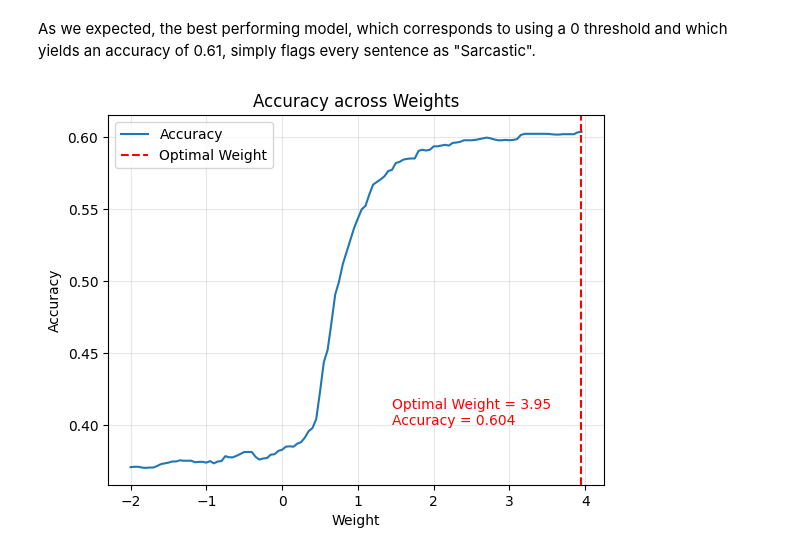
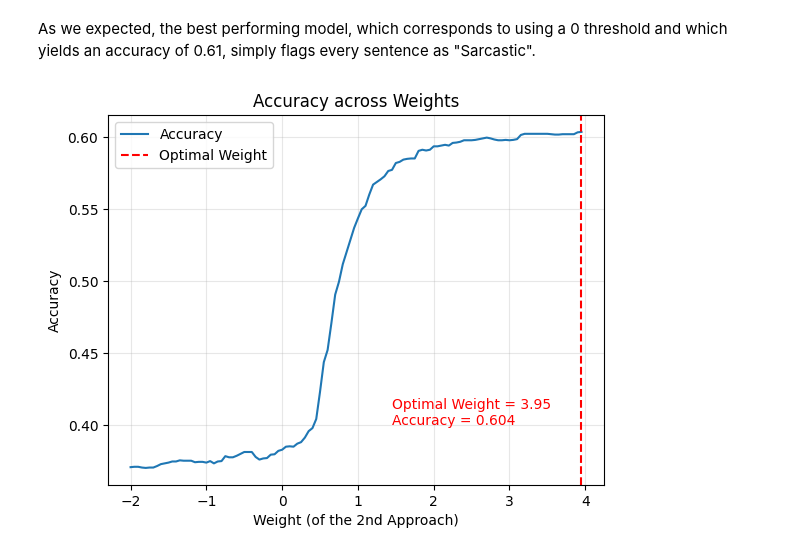
Before and after one commit to ericGutierrezM/sarcasm_text_classification, a Jupyter notebook: notebooks/1_d_Baseline.ipynb, the cells around one changed output. Saved outputs shown, nothing was run; the diff lists cells and outputs as text; code cells hidden in the pictures.

```diff
--- a/notebooks/1_d_Baseline.ipynb
+++ b/notebooks/1_d_Baseline.ipynb
@@ -386,31 +386,31 @@ As we expected, the best performing model, which corresponds to using a 0 thresh
 # %%
 accuracy = []
 
 # Generate weight space
 
 weight_list = np.arange(-2,4,0.05)
 
 for weight in weight_list:
     df['master_sarcasm_score'] = (weight*df['v2_intensity']) + (df['v3_intensity'])
     df['pred_blended'] = np.where(df['master_sarcasm_score'] > 0.4, 'Sarcastic', 'Non-Sarcastic')
 
     # Performance evaluation
     accuracy.append(accuracy_score(df['label'], df['pred_blended']))
 
 # Plotting
 
 plt.plot(weight_list, accuracy, label='Accuracy')
 plt.title('Accuracy across Weights')
-plt.xlabel('Weight')
+plt.xlabel('Weight (of the 2nd Approach)')
 plt.ylabel('Accuracy')
 
 optimal_weight = weight_list[[acc ==max(accuracy) for acc in accuracy].index(True)]
 
 plt.axvline(x=optimal_weight, color='red', linestyle='--', label='Optimal Weight')
 plt.annotate(f'Optimal Weight = {round(optimal_weight,2)}\nAccuracy = {round(max(accuracy),3)}', (optimal_weight-2.5,0.4), color='red')
 
 plt.grid(alpha=0.3)
 plt.legend()
 plt.show()
 # %% [output]
-[figure, old version]
+[figure, new version]
```
Also changed, not shown: parts of 3 cells of this notebook.
